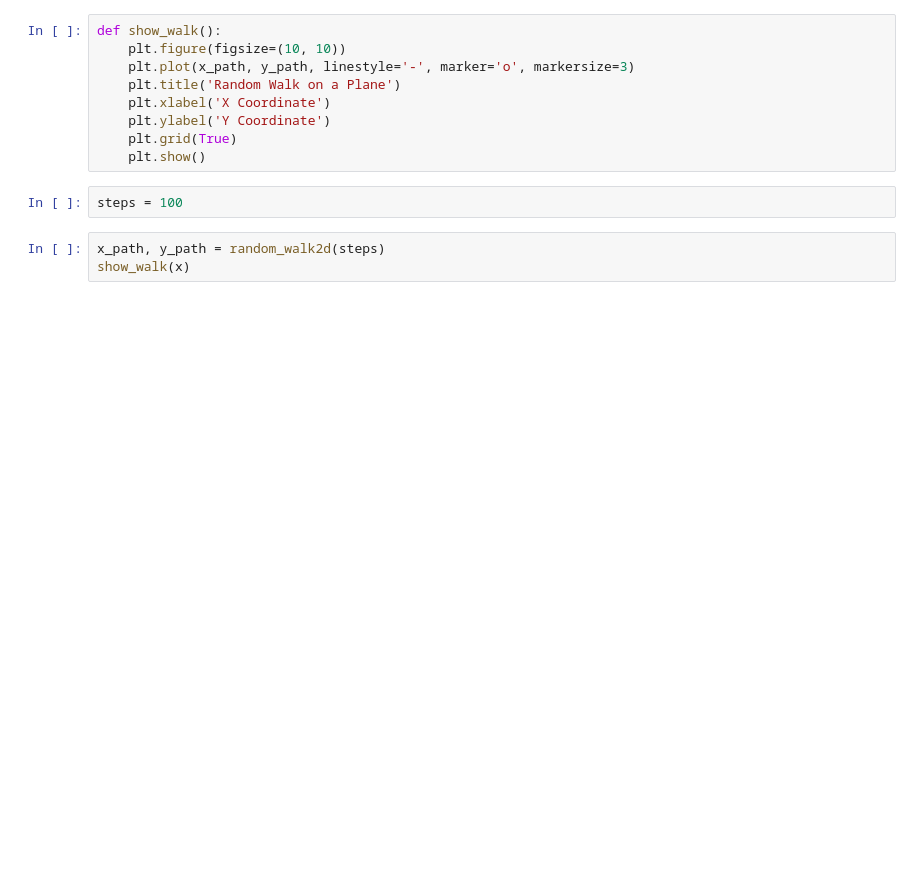
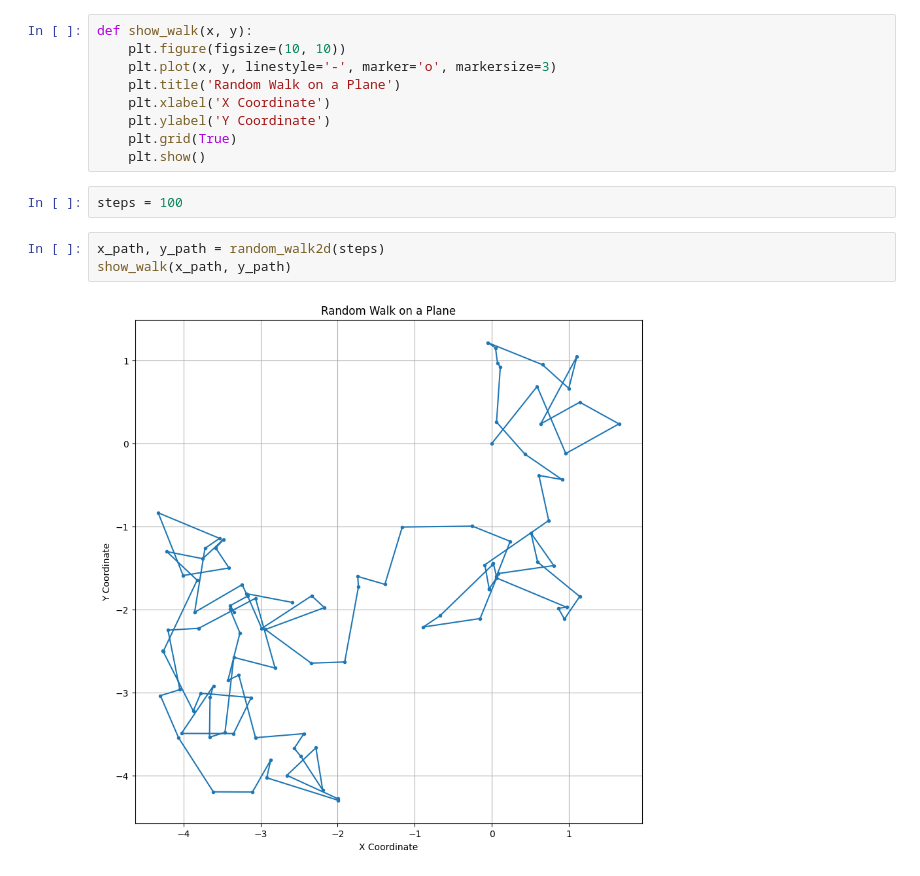
Before and after one commit to Griger5/Random_Walks, a Jupyter notebook: Random_walk_2D_smooth.ipynb, the cells around one changed output. Cells and saved outputs as stored; diff of their text form; blank space fills up the shorter version.

Commit message:
Random walk on a plane, random distance and random angle

```diff
--- a/Random_walk_2D_smooth.ipynb
+++ b/Random_walk_2D_smooth.ipynb
@@ -20,9 +20,9 @@ def random_walk2d(steps):
 
     return x_path, y_path
 # %%
-def show_walk():
+def show_walk(x, y):
     plt.figure(figsize=(10, 10))
-    plt.plot(x_path, y_path, linestyle='-', marker='o', markersize=3)
+    plt.plot(x, y, linestyle='-', marker='o', markersize=3)
     plt.title('Random Walk on a Plane')
     plt.xlabel('X Coordinate')
     plt.ylabel('Y Coordinate')
@@ -32,4 +32,6 @@ def show_walk():
 steps = 100
 # %%
 x_path, y_path = random_walk2d(steps)
-show_walk(x)
+show_walk(x_path, y_path)
+# %% [output]
+[figure, added]
```
